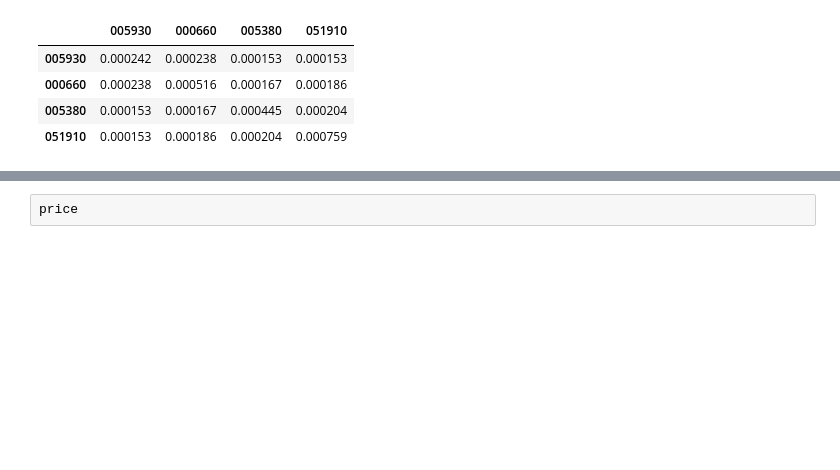
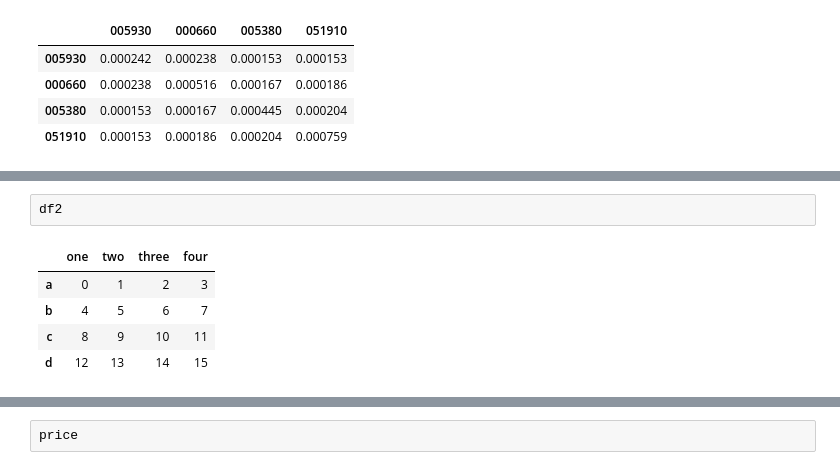
Before and after one commit to liuxm0239/pyDataScience, a Jupyter notebook: ch05_pandas.ipynb, the cells around one changed output, grey strips where cells are left out. Saved outputs shown, nothing was run; the diff lists cells and outputs as text; blank space fills up the shorter version.

```diff
--- a/ch05_pandas.ipynb
+++ b/ch05_pandas.ipynb
@@ -1303,0 +1361,8 @@ returns.cov()
+# %%
+df2
+# %% [output]
+|  | one | two | three | four |
+| a | 0 | 1 | 2 | 3 |
+| b | 4 | 5 | 6 | 7 |
+| c | 8 | 9 | 10 | 11 |
+| d | 12 | 13 | 14 | 15 |
```
Also changed, not shown: parts of 9 cells of this notebook, 4 other files.
